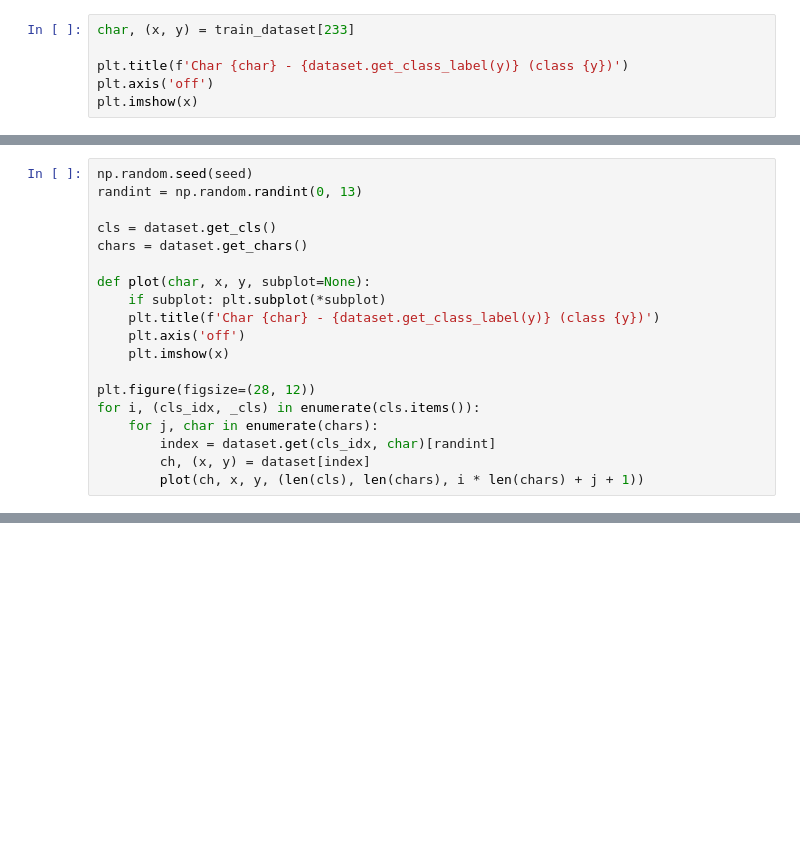
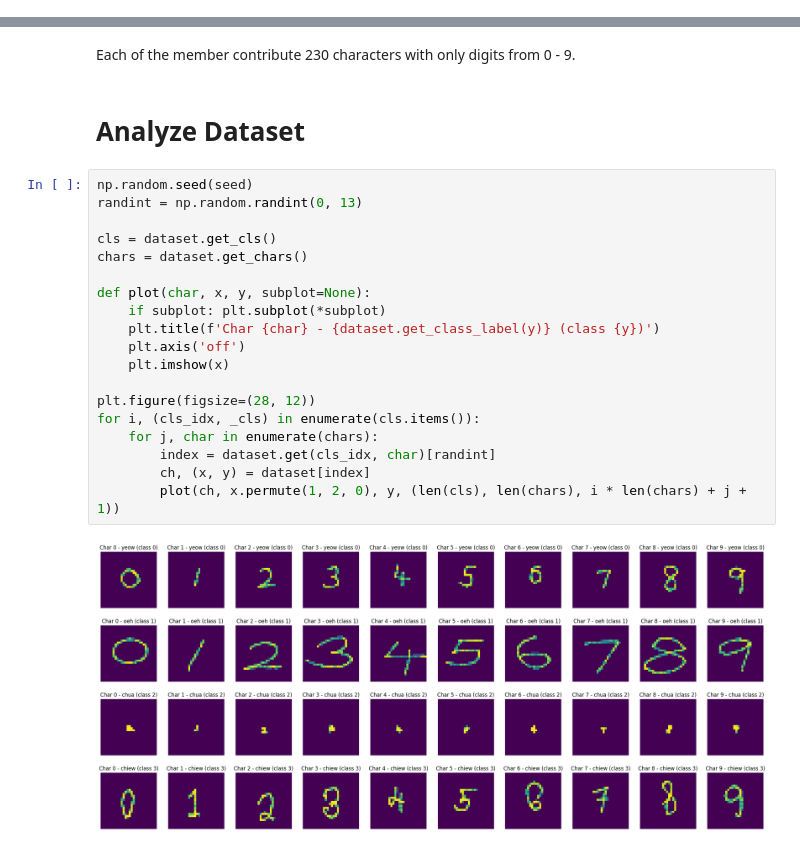
Before and after one commit to chiew256/sc-group-assignment, a Jupyter notebook: main.ipynb, the cells around one changed output, grey strips where cells are left out. Drawn from its saved outputs; the diff is of its cells as text; blank space fills up the shorter version.

```diff
--- a/main.ipynb
+++ b/main.ipynb
@@ -169,6 +0,0 @@ train_dataset, test_dataset = PrepForDataLoader(train_dataset), PrepForDataLoade
-# %%
-char, (x, y) = train_dataset[233]
-
-plt.title(f'Char {char} - {dataset.get_class_label(y)} (class {y})')
-plt.axis('off')
-plt.imshow(x)
@@ -187,19 +0,0 @@ test_loader = DataLoader(test_dataset, batch_size=32, shuffle=True, seed=seed)
-# %%
-np.random.seed(seed)
-randint = np.random.randint(0, 13)
-
-cls = dataset.get_cls()
-chars = dataset.get_chars()
-
-def plot(char, x, y, subplot=None):
-    if subplot: plt.subplot(*subplot)
-    plt.title(f'Char {char} - {dataset.get_class_label(y)} (class {y})')
-    plt.axis('off')
-    plt.imshow(x)
-
-plt.figure(figsize=(28, 12))
-for i, (cls_idx, _cls) in enumerate(cls.items()):
-    for j, char in enumerate(chars):
-        index = dataset.get(cls_idx, char)[randint]
-        ch, (x, y) = dataset[index]
-        plot(ch, x, y, (len(cls), len(chars), i * len(chars) + j + 1))
@@ -223,0 +90,25 @@ Training Done
+# %% [markdown]
+Each of the member contribute 230 characters with only digits from 0 - 9.
+# %% [markdown]
+# Analyze Dataset
+# %%
+np.random.seed(seed)
+randint = np.random.randint(0, 13)
+
+cls = dataset.get_cls()
+chars = dataset.get_chars()
+
+def plot(char, x, y, subplot=None):
+    if subplot: plt.subplot(*subplot)
+    plt.title(f'Char {char} - {dataset.get_class_label(y)} (class {y})')
+    plt.axis('off')
+    plt.imshow(x)
+
+plt.figure(figsize=(28, 12))
+for i, (cls_idx, _cls) in enumerate(cls.items()):
+    for j, char in enumerate(chars):
+        index = dataset.get(cls_idx, char)[randint]
+        ch, (x, y) = dataset[index]
+        plot(ch, x.permute(1, 2, 0), y, (len(cls), len(chars), i * len(chars) + j + 1))
+# %% [output]
+[figure, added]
```
Also changed, not shown: parts of 77 cells of this notebook.
